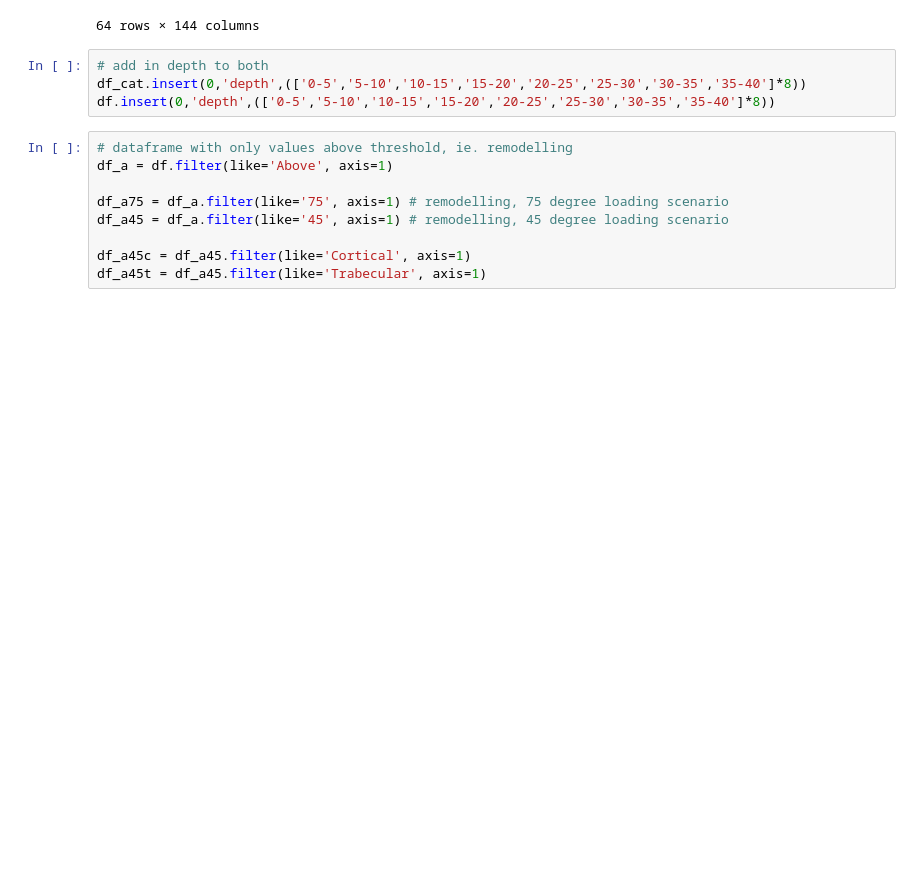
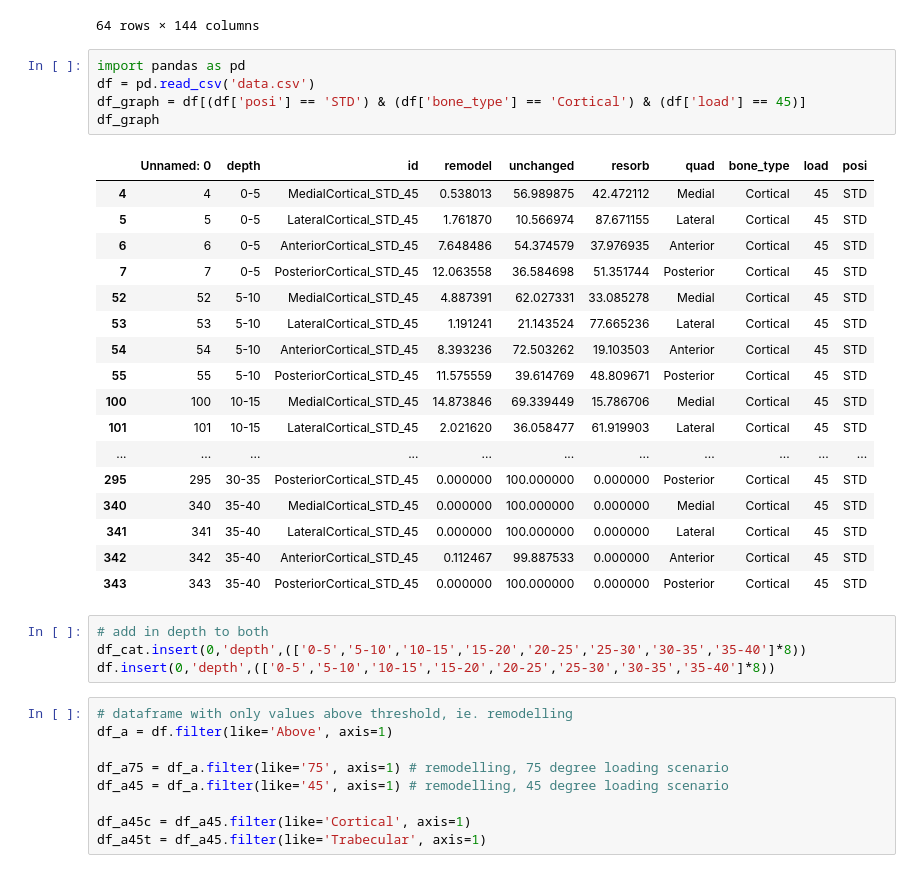
Before and after one commit to gregspangenberg/radial_bone_graphs, a Jupyter notebook: radial.ipynb, the cells around one changed output. Cells and saved outputs as stored; diff of their text form; blank space fills up the shorter version.

```diff
--- a/radial.ipynb
+++ b/radial.ipynb
@@ -121,6 +121,29 @@ df
 | 16-07005L | 0.000000 | 100.000000 | 0.000000 | 0.000000 | ... |
 | 16-07005L | 0.000000 | 100.000000 | 0.000000 | 0.000000 | ... |
 64 rows × 144 columns
+# %%
+import pandas as pd
+df = pd.read_csv('data.csv')
+df_graph = df[(df['posi'] == 'STD') & (df['bone_type'] == 'Cortical') & (df['load'] == 45)]
+df_graph
+# %% [output]
+|  | Unnamed: 0 | depth | id | remodel | unchanged | resorb | quad | bone_type | load | posi |
+| 4 | 4 | 0-5 | MedialCortical_STD_45 | 0.538013 | 56.989875 | 42.472112 | Medial | Cortical | 45 | STD |
+| 5 | 5 | 0-5 | LateralCortical_STD_45 | 1.761870 | 10.566974 | 87.671155 | Lateral | Cortical | 45 | STD |
+| 6 | 6 | 0-5 | AnteriorCortical_STD_45 | 7.648486 | 54.374579 | 37.976935 | Anterior | Cortical | 45 | STD |
+| 7 | 7 | 0-5 | PosteriorCortical_STD_45 | 12.063558 | 36.584698 | 51.351744 | Posterior | Cortical | 45 | STD |
+| 52 | 52 | 5-10 | MedialCortical_STD_45 | 4.887391 | 62.027331 | 33.085278 | Medial | Cortical | 45 | STD |
+| 53 | 53 | 5-10 | LateralCortical_STD_45 | 1.191241 | 21.143524 | 77.665236 | Lateral | Cortical | 45 | STD |
+| 54 | 54 | 5-10 | AnteriorCortical_STD_45 | 8.393236 | 72.503262 | 19.103503 | Anterior | Cortical | 45 | STD |
+| 55 | 55 | 5-10 | PosteriorCortical_STD_45 | 11.575559 | 39.614769 | 48.809671 | Posterior | Cortical | 45 | STD |
+| 100 | 100 | 10-15 | MedialCortical_STD_45 | 14.873846 | 69.339449 | 15.786706 | Medial | Cortical | 45 | STD |
+| 101 | 101 | 10-15 | LateralCortical_STD_45 | 2.021620 | 36.058477 | 61.919903 | Lateral | Cortical | 45 | STD |
+| ... | ... | ... | ... | ... | ... | ... | ... | ... | ... | ... |
+| 295 | 295 | 30-35 | PosteriorCortical_STD_45 | 0.000000 | 100.000000 | 0.000000 | Posterior | Cortical | 45 | STD |
+| 340 | 340 | 35-40 | MedialCortical_STD_45 | 0.000000 | 100.000000 | 0.000000 | Medial | Cortical | 45 | STD |
+| 341 | 341 | 35-40 | LateralCortical_STD_45 | 0.000000 | 100.000000 | 0.000000 | Lateral | Cortical | 45 | STD |
+| 342 | 342 | 35-40 | AnteriorCortical_STD_45 | 0.112467 | 99.887533 | 0.000000 | Anterior | Cortical | 45 | STD |
+| 343 | 343 | 35-40 | PosteriorCortical_STD_45 | 0.000000 | 100.000000 | 0.000000 | Posterior | Cortical | 45 | STD |
 # %%
 # add in depth to both
 df_cat.insert(0,'depth',(['0-5','5-10','10-15','15-20','20-25','25-30','30-35','35-40']*8))
```
Also changed, not shown: 1 other file.
